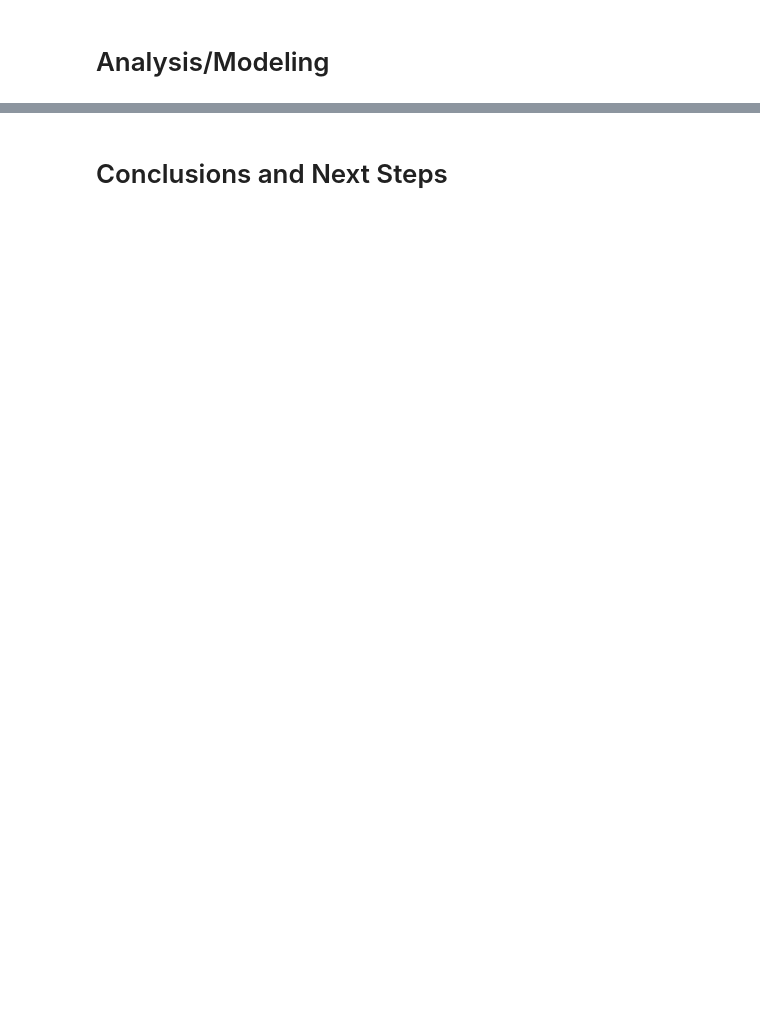
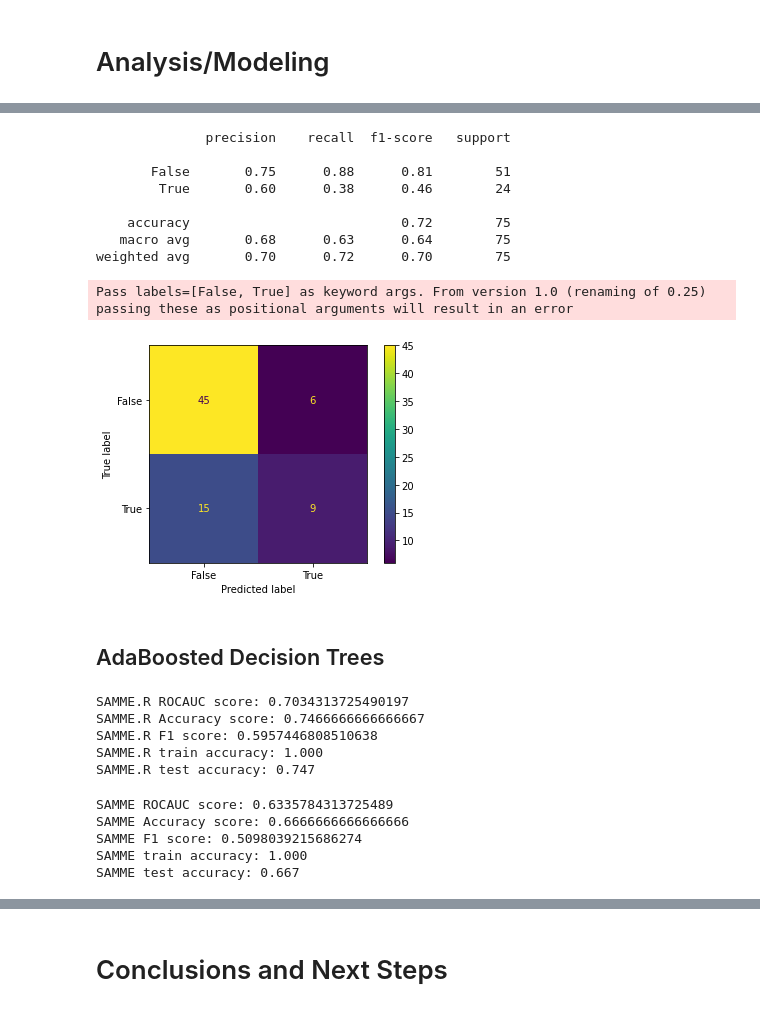
Before and after one commit to choikwun/ckd_assignment, a Jupyter notebook: ckd.ipynb, the cells around one changed output, grey strips where cells are left out. Drawn from its saved outputs; the diff is of its cells as text; code cells hidden in the pictures; blank space fills up the shorter version.

```diff
--- a/ckd.ipynb
+++ b/ckd.ipynb
@@ -375,2 +401,5 @@ while i < num_cols:
+# %%
+X_train_scaled = X_train
+X_test_scaled = X_test
 # %% [markdown]
 # Analysis/Modeling
@@ -700,0 +451,65 @@ weighted avg       0.68      0.68      0.68        75
+# %%
+print(classification_report(y_test, rfc_predict, [False, True]))
+plot_confusion_matrix(rfc, X_test_scaled, y_test, display_labels=[False, True])
+plt.show()
+# %% [output]
+              precision    recall  f1-score   support
+
+       False       0.75      0.88      0.81        51
+        True       0.60      0.38      0.46        24
+
+    accuracy                           0.72        75
+   macro avg       0.68      0.63      0.64        75
+weighted avg       0.70      0.72      0.70        75
+Pass labels=[False, True] as keyword args. From version 1.0 (renaming of 0.25) passing these as positional arguments will result in an error
+[figure, added]
+# %% [markdown]
+## AdaBoosted Decision Trees
+# %%
+from sklearn.datasets import make_gaussian_quantiles
+from sklearn.ensemble import AdaBoostClassifier
+from sklearn.metrics import accuracy_score
+from sklearn.tree import DecisionTreeClassifier
+
+bdt_real = AdaBoostClassifier(
+    DecisionTreeClassifier(max_depth=2),
+    n_estimators=600,
+    learning_rate=1)
+
+bdt_discrete = AdaBoostClassifier(
+    DecisionTreeClassifier(max_depth=2),
+    n_estimators=600,
+    learning_rate=1.5,
+    algorithm="SAMME")
+
+bdt_real.fit(X_train_scaled, y_train)
+bdt_discrete.fit(X_train_scaled, y_train)
+
+# predict
+bdt_real_predict = bdt_real.predict(X_test_scaled)  # check performance
+print('SAMME.R ROCAUC score:', roc_auc_score(y_test, bdt_real_predict))
+print('SAMME.R Accuracy score:', accuracy_score(y_test, bdt_real_predict))
+print('SAMME.R F1 score:', f1_score(y_test, bdt_real_predict))  # load library
+
+print("SAMME.R train accuracy: %0.3f" % bdt_real.score(X_train, y_train))
+print("SAMME.R test accuracy: %0.3f" % bdt_real.score(X_test, y_test))
+# %% [output]
+SAMME.R ROCAUC score: 0.7034313725490197
+SAMME.R Accuracy score: 0.7466666666666667
+SAMME.R F1 score: 0.5957446808510638
+SAMME.R train accuracy: 1.000
+SAMME.R test accuracy: 0.747
+# %%
+bdt_discrete_predict = bdt_discrete.predict(X_test_scaled)  # check performance
+print('SAMME ROCAUC score:', roc_auc_score(y_test, bdt_discrete_predict))
+print('SAMME Accuracy score:', accuracy_score(y_test, bdt_discrete_predict))
+print('SAMME F1 score:', f1_score(y_test, bdt_discrete_predict))  # load library
+
+print("SAMME train accuracy: %0.3f" % bdt_discrete.score(X_train, y_train))
+print("SAMME test accuracy: %0.3f" % bdt_discrete.score(X_test, y_test))
+# %% [output]
+SAMME ROCAUC score: 0.6335784313725489
+SAMME Accuracy score: 0.6666666666666666
+SAMME F1 score: 0.5098039215686274
+SAMME train accuracy: 1.000
+SAMME test accuracy: 0.667
```
Also changed, not shown: parts of 46 cells of this notebook, 1 other file.
